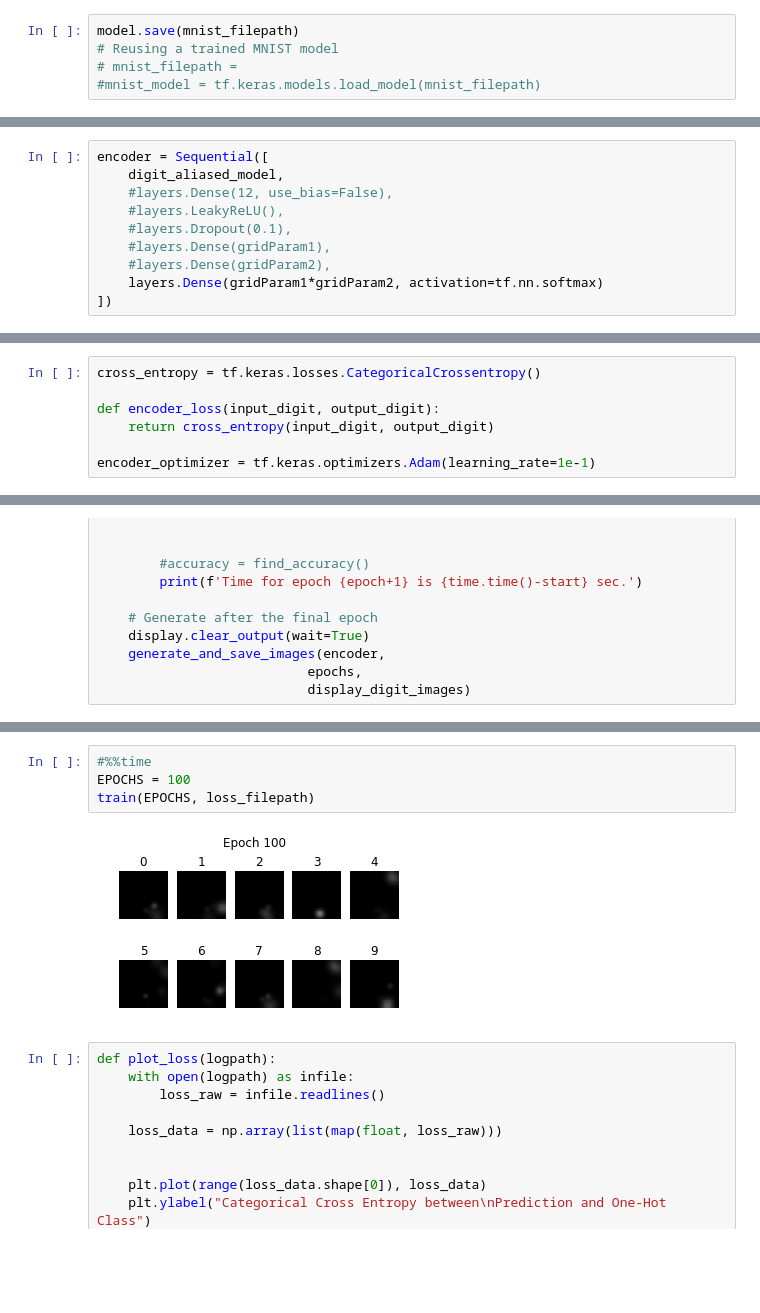
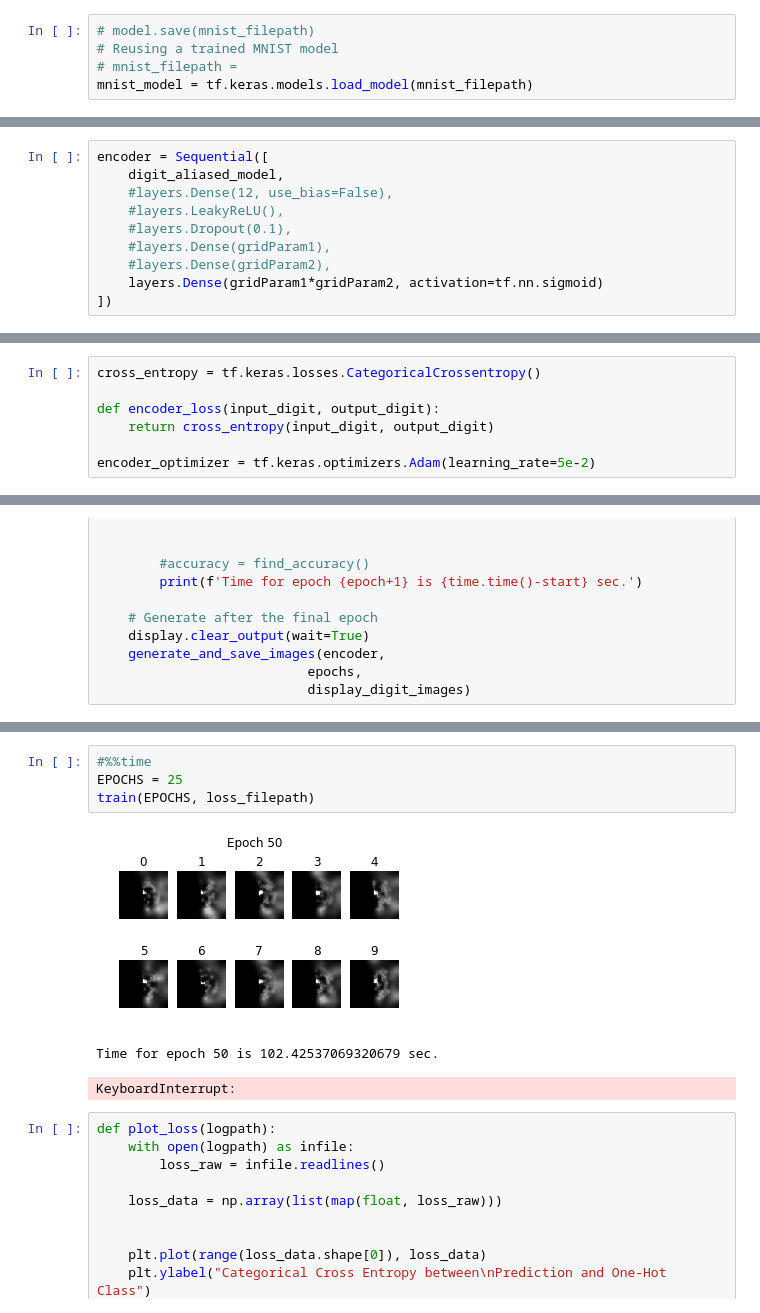
Before and after one commit to wjmn/bmedsc-exploratory, a Jupyter notebook: 03-psychophysics/index.ipynb, the cells around one changed output, grey strips where cells are left out. Drawn from its saved outputs; the diff is of its cells as text; blank space fills up the shorter version.

Commit message:
Polar Regular Grid run with sigmoid activation.

```diff
--- a/03-psychophysics/index.ipynb
+++ b/03-psychophysics/index.ipynb
@@ -1049,8 +1062,8 @@ model.evaluate(test_images, test_labels)
 # %%
-model.save(mnist_filepath)
+# model.save(mnist_filepath)
 # Reusing a trained MNIST model
 # mnist_filepath =
-#mnist_model = tf.keras.models.load_model(mnist_filepath)
+mnist_model = tf.keras.models.load_model(mnist_filepath)
 # %%
 mnist_model.layers[1].get_weights()[0].shape
 # %% [output]
@@ -1144,7 +1157,7 @@ encoder = Sequential([
     #layers.Dropout(0.1),
     #layers.Dense(gridParam1),
     #layers.Dense(gridParam2),
-    layers.Dense(gridParam1*gridParam2, activation=tf.nn.softmax)
+    layers.Dense(gridParam1*gridParam2, activation=tf.nn.sigmoid)
 ])
 # %%
 encoder.summary()
@@ -1169,7 +1182,7 @@ cross_entropy = tf.keras.losses.CategoricalCrossentropy()
 def encoder_loss(input_digit, output_digit):
     return cross_entropy(input_digit, output_digit)
 
-encoder_optimizer = tf.keras.optimizers.Adam(learning_rate=1e-1)
+encoder_optimizer = tf.keras.optimizers.Adam(learning_rate=5e-2)
 # %%
 display_digits = np.array([i for i in range(10)])
 display_digit_images = np.array(list(map(digit_to_image, display_digits)))
@@ -1286,9 +1304,11 @@ At initialisation, loss = 2.5314056873321533
 # %%
 #%%time
-EPOCHS = 100
+EPOCHS = 25
 train(EPOCHS, loss_filepath)
 # %% [output]
-[figure, old version]
+[figure, new version]
+Time for epoch 50 is 102.42537069320679 sec.
+KeyboardInterrupt:
 # %%
 def plot_loss(logpath):
     with open(logpath) as infile:
```
Also changed, not shown: parts of 9 cells of this notebook, 7 other files.
